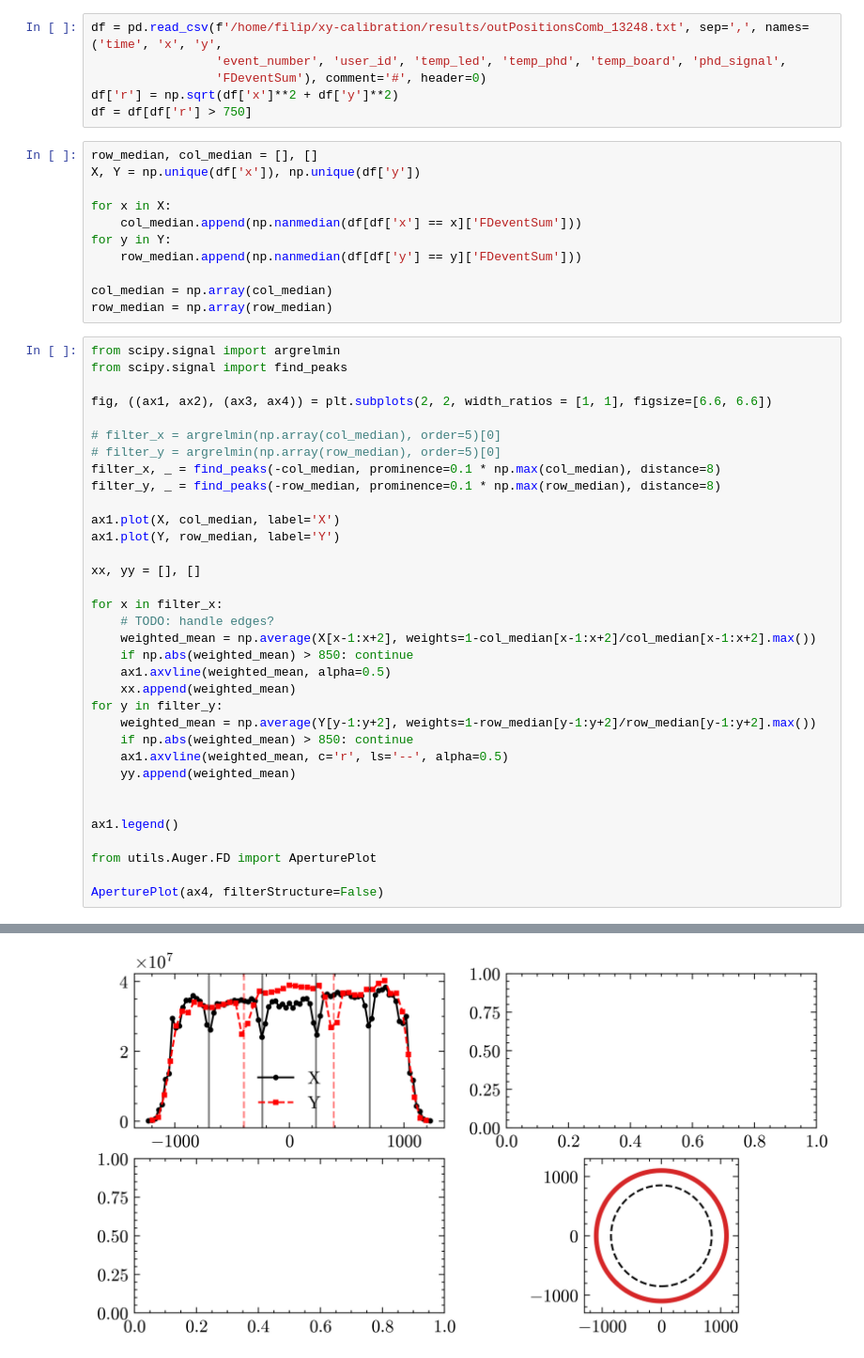
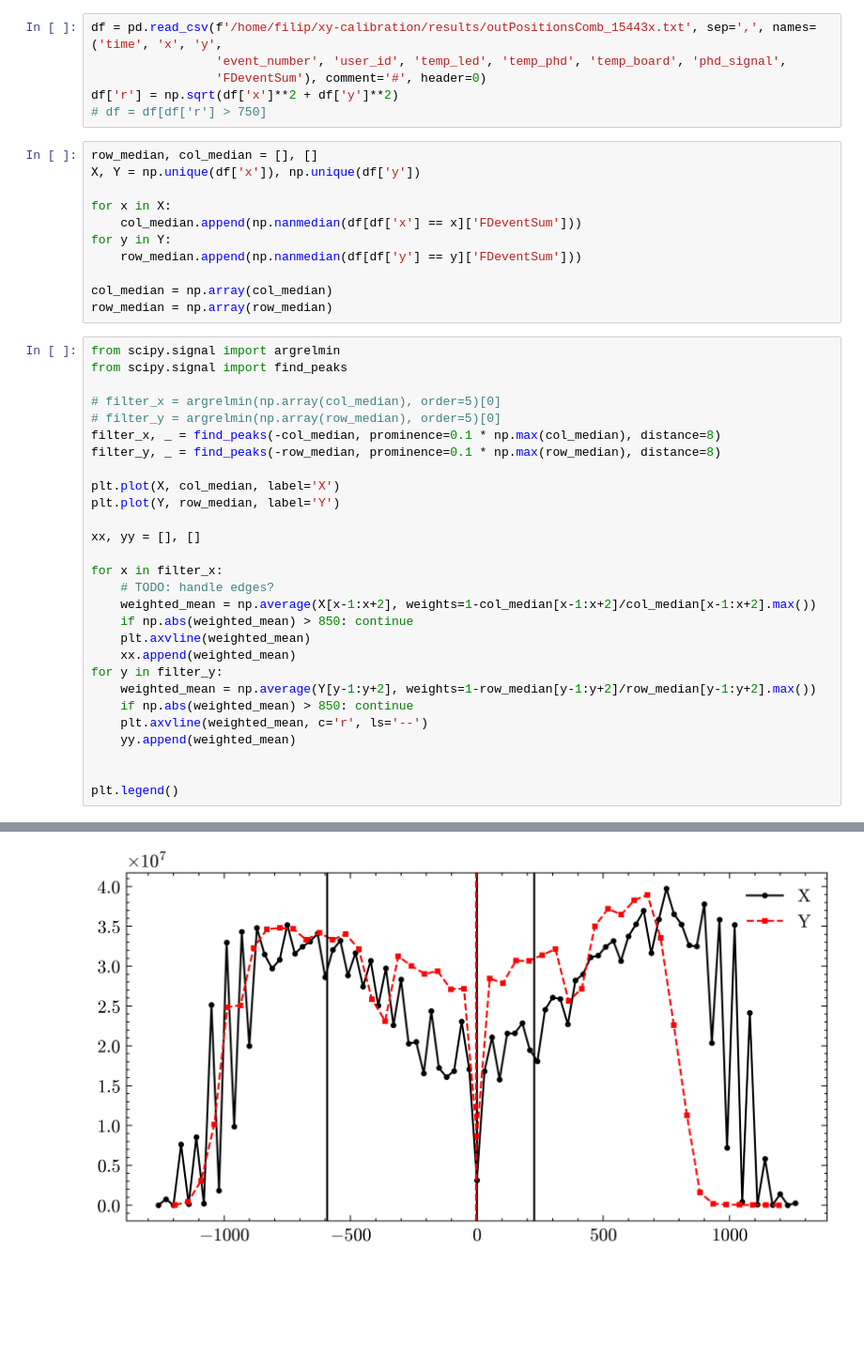
Before and after one commit to Quizznor/phd-thesis, a Jupyter notebook: Projects/XYScanner/QualityCheck/experiment.ipynb, the cells around one changed output, grey strips where cells are left out. Shown at 94% size. Saved outputs shown, nothing was run; the diff lists cells and outputs as text; blank space fills up the shorter version.

```diff
--- a/Projects/XYScanner/QualityCheck/experiment.ipynb
+++ b/Projects/XYScanner/QualityCheck/experiment.ipynb
@@ -17,11 +17,11 @@ from utils.plotting import *
 13:39:38 (    +0ms) [DEBUG  ] -- markersize set to 2.0
 13:39:38 (    +1ms) [DEBUG  ] -- usetex set to False
 # %%
-df = pd.read_csv(f'/home/filip/xy-calibration/results/outPositionsComb_13248.txt', sep=',', names=('time', 'x', 'y',
+df = pd.read_csv(f'/home/filip/xy-calibration/results/outPositionsComb_15443x.txt', sep=',', names=('time', 'x', 'y',
                  'event_number', 'user_id', 'temp_led', 'temp_phd', 'temp_board', 'phd_signal',
                  'FDeventSum'), comment='#', header=0)
 df['r'] = np.sqrt(df['x']**2 + df['y']**2)
-df = df[df['r'] > 750]
+# df = df[df['r'] > 750]
 # %%
 row_median, col_median = [], []
 X, Y = np.unique(df['x']), np.unique(df['y'])
@@ -36,16 +36,14 @@ row_median = np.array(row_median)
 # %%
 from scipy.signal import argrelmin
 from scipy.signal import find_peaks
-
-fig, ((ax1, ax2), (ax3, ax4)) = plt.subplots(2, 2, width_ratios = [1, 1], figsize=[6.6, 6.6])
 
 # filter_x = argrelmin(np.array(col_median), order=5)[0]
 # filter_y = argrelmin(np.array(row_median), order=5)[0]
 filter_x, _ = find_peaks(-col_median, prominence=0.1 * np.max(col_median), distance=8)
 filter_y, _ = find_peaks(-row_median, prominence=0.1 * np.max(row_median), distance=8)
 
-ax1.plot(X, col_median, label='X')
-ax1.plot(Y, row_median, label='Y')
+plt.plot(X, col_median, label='X')
+plt.plot(Y, row_median, label='Y')
 
 xx, yy = [], []
 
@@ -53,18 +51,14 @@ for x in filter_x:
     # TODO: handle edges?
     weighted_mean = np.average(X[x-1:x+2], weights=1-col_median[x-1:x+2]/col_median[x-1:x+2].max())
     if np.abs(weighted_mean) > 850: continue
-    ax1.axvline(weighted_mean, alpha=0.5)
+    plt.axvline(weighted_mean)
     xx.append(weighted_mean)
 for y in filter_y:
     weighted_mean = np.average(Y[y-1:y+2], weights=1-row_median[y-1:y+2]/row_median[y-1:y+2].max())
     if np.abs(weighted_mean) > 850: continue
-    ax1.axvline(weighted_mean, c='r', ls='--', alpha=0.5)
+    plt.axvline(weighted_mean, c='r', ls='--')
     yy.append(weighted_mean)
 
 
-ax1.legend()
-
-from utils.Auger.FD import AperturePlot
-
-AperturePlot(ax4, filterStructure=False)
+plt.legend()
 # %% [output]
@@ -72,4 +66,4 @@ AperturePlot(ax4, filterStructure=False)
-[figure, old version]
+[figure, new version]
 # %%
 print(np.mean(xx), np.mean(yy))
 # %% [output]
```
Also changed, not shown: parts of 3 cells of this notebook, 1 other file.
